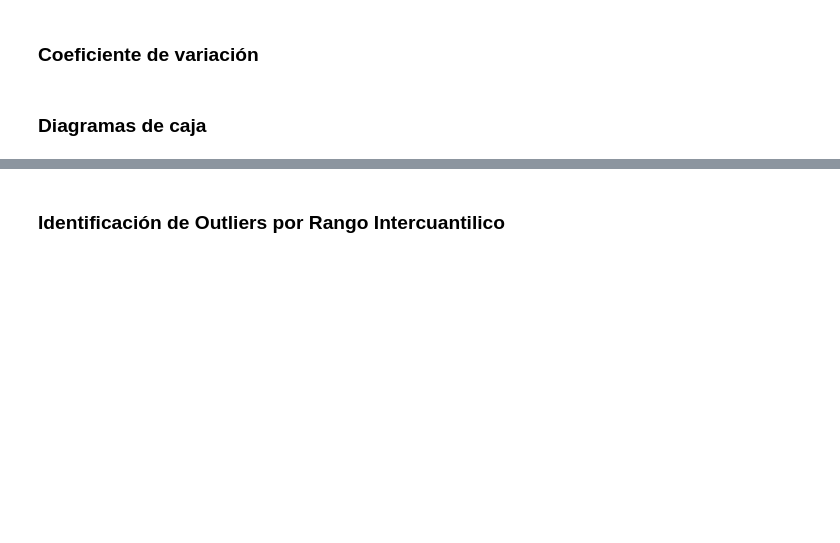
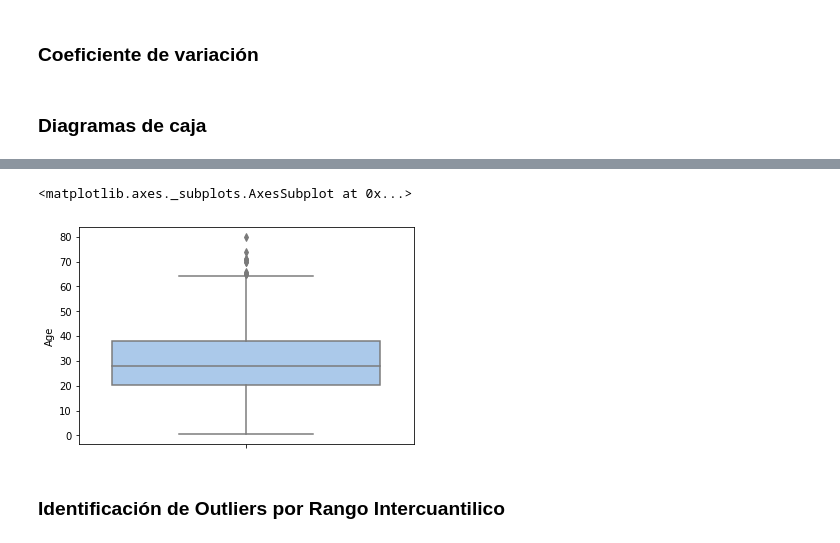
Before and after one commit to JCaballerot/Programacion_en_Python, a Jupyter notebook: modulo6/Estadística_para_el_análisis_de_datos.ipynb, the cells around one changed output, grey strips where cells are left out. Cells and saved outputs as stored; diff of their text form; code cells hidden in the pictures; blank space fills up the shorter version.

```diff
--- a/modulo6/Estadística_para_el_análisis_de_datos.ipynb
+++ b/modulo6/Estadística_para_el_análisis_de_datos.ipynb
@@ -144,6 +147,9 @@ sns.boxplot(x = titanic["Fare"])
 # %%
 sns.set_palette('pastel')
-sns.boxplot(x = titanic["Age"])
+sns.boxplot(y = titanic["Age"])
+# %% [output]
+<matplotlib.axes._subplots.AxesSubplot at 0x...>
+[figure, added]
 # %% [markdown]
 ### Identificación de Outliers por Rango Intercuantilico
 # %% [markdown]
```
Also changed, not shown: parts of 12 cells of this notebook.
